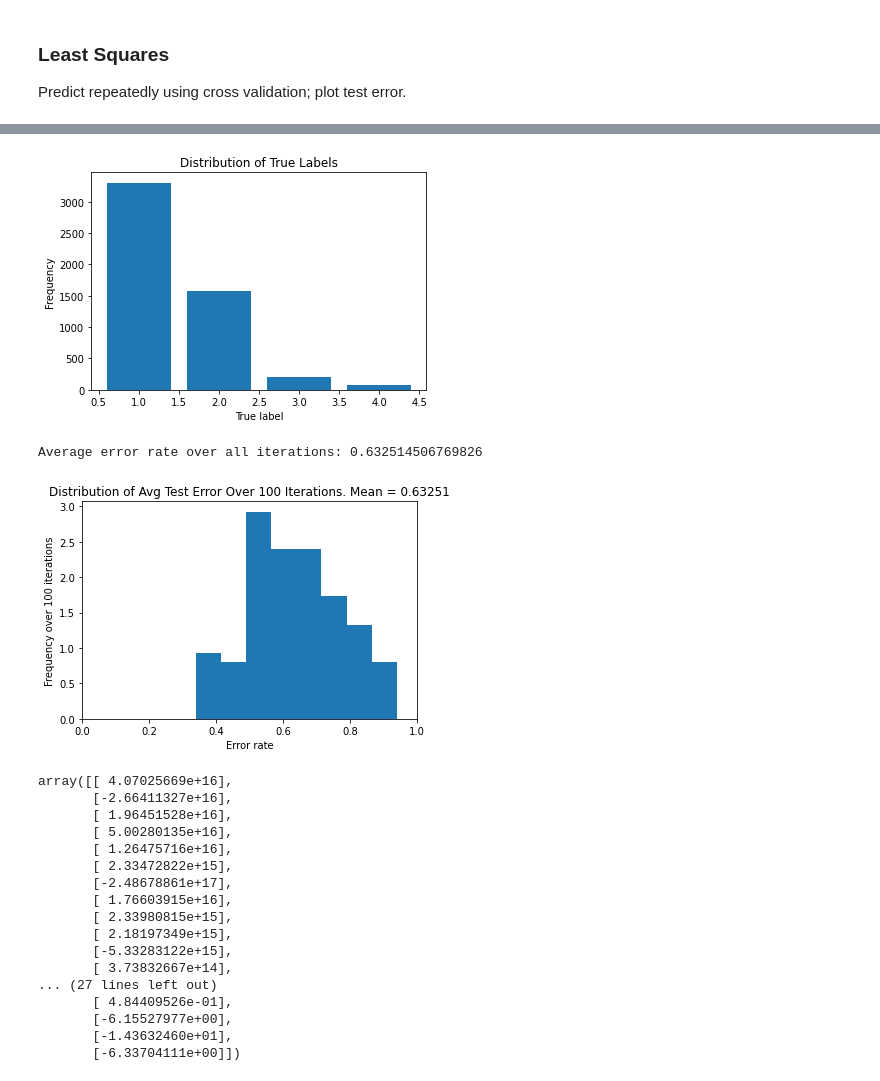
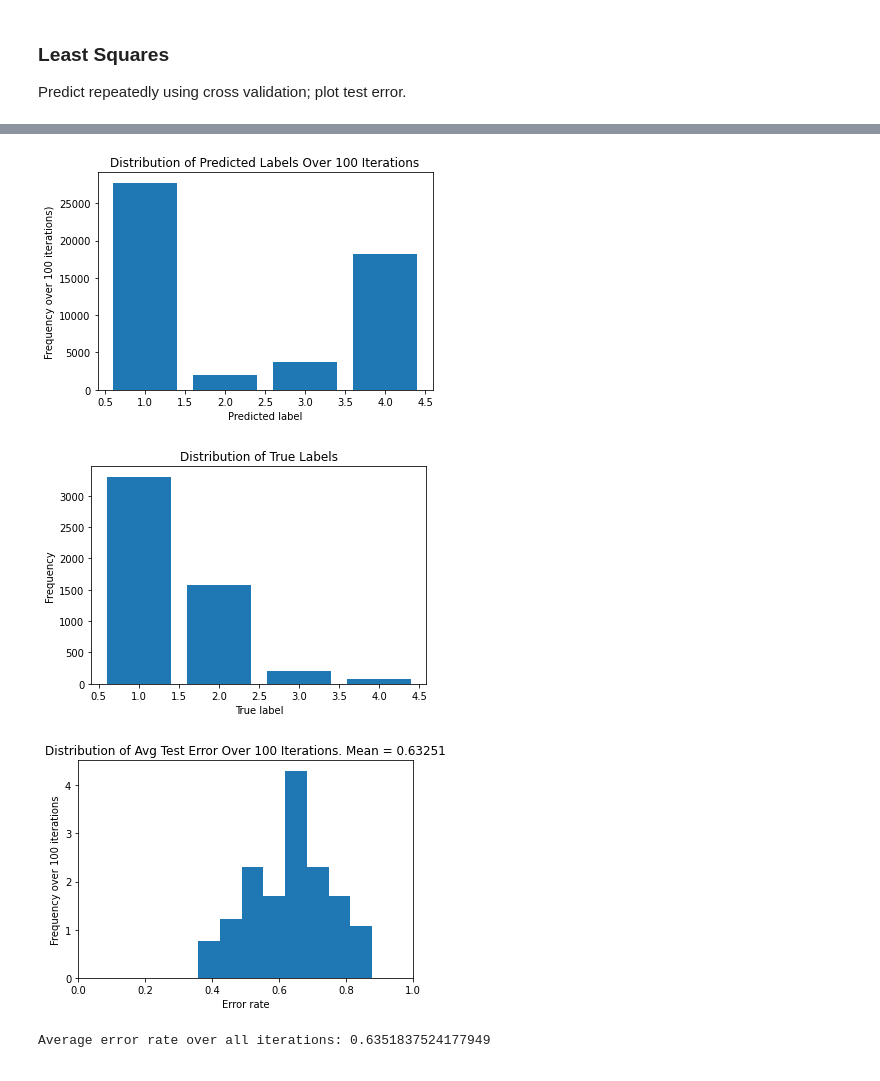
Before and after one commit to cvilter/mother-child-attitudes, a Jupyter notebook: models.ipynb, the cells around one changed output, grey strips where cells are left out. Saved outputs shown, nothing was run; the diff lists cells and outputs as text; code cells hidden in the pictures.

Commit message:
Restructured as loop; both scale and binary options

```diff
--- a/models.ipynb
+++ b/models.ipynb
@@ -111,49 +171,10 @@ plt.show()
-# %%
-# Converting into bar-chart data setup for graphic consistency
-labels_actual = [1, 2, 3, 4]
-counts_actual = [0, 0, 0, 0]
-for label in y_scale:
-    idx = label[0]-1
-    counts_actual[idx] += 1
-
-plt.bar(labels_actual, counts_actual)
-plt.xlabel('True label')
-plt.ylabel('Frequency')
-plt.title('Distribution of True Labels')
-plt.show()
-# %% [output]
-[figure, removed]
-# %%
-avg_error = np.mean(errs)
-print("Average error rate over all iterations:", avg_error)
-
-# Plot histogram of error rates
-plt.hist(errs, density=True, bins=8)
-plt.xlim(0, 1)
-plt.xlabel('Error rate')
-plt.ylabel('Frequency over {:.0f} iterations'.format(N))
-plt.title('Distribution of Avg Test Error Over {:.0f} Iterations. Mean = {:.5f}'.format(N, avg_error))
-plt.show()
-# %% [output]
-Average error rate over all iterations: 0.632514506769826
-[figure, removed]
-# %%
-wt
-# %% [output]
-array([[ 4.07025669e+16],
-       [-2.66411327e+16],
-       [ 1.96451528e+16],
-       [ 5.00280135e+16],
-       [ 1.26475716e+16],
-       [ 2.33472822e+15],
-       [-2.48678861e+17],
-       [ 1.76603915e+16],
-       [ 2.33980815e+15],
-       [ 2.18197349e+15],
-       [-5.33283122e+15],
-       [ 3.73832667e+14],
-... (27 lines left out)
-       [ 4.84409526e-01],
-       [-6.15527977e+00],
-       [-1.43632460e+01],
-       [-6.33704111e+00]])
+# %%
+avg_err, wt_hat = perform_ls(100, "y_scale")
+# %% [output]
+[figure, added]
+[figure, added]
+[figure, added]
+# %%
+print("Average error rate over all iterations:", avg_err)
+# %% [output]
+Average error rate over all iterations: 0.6351837524177949
```
Also changed, not shown: parts of 7 cells of this notebook.
